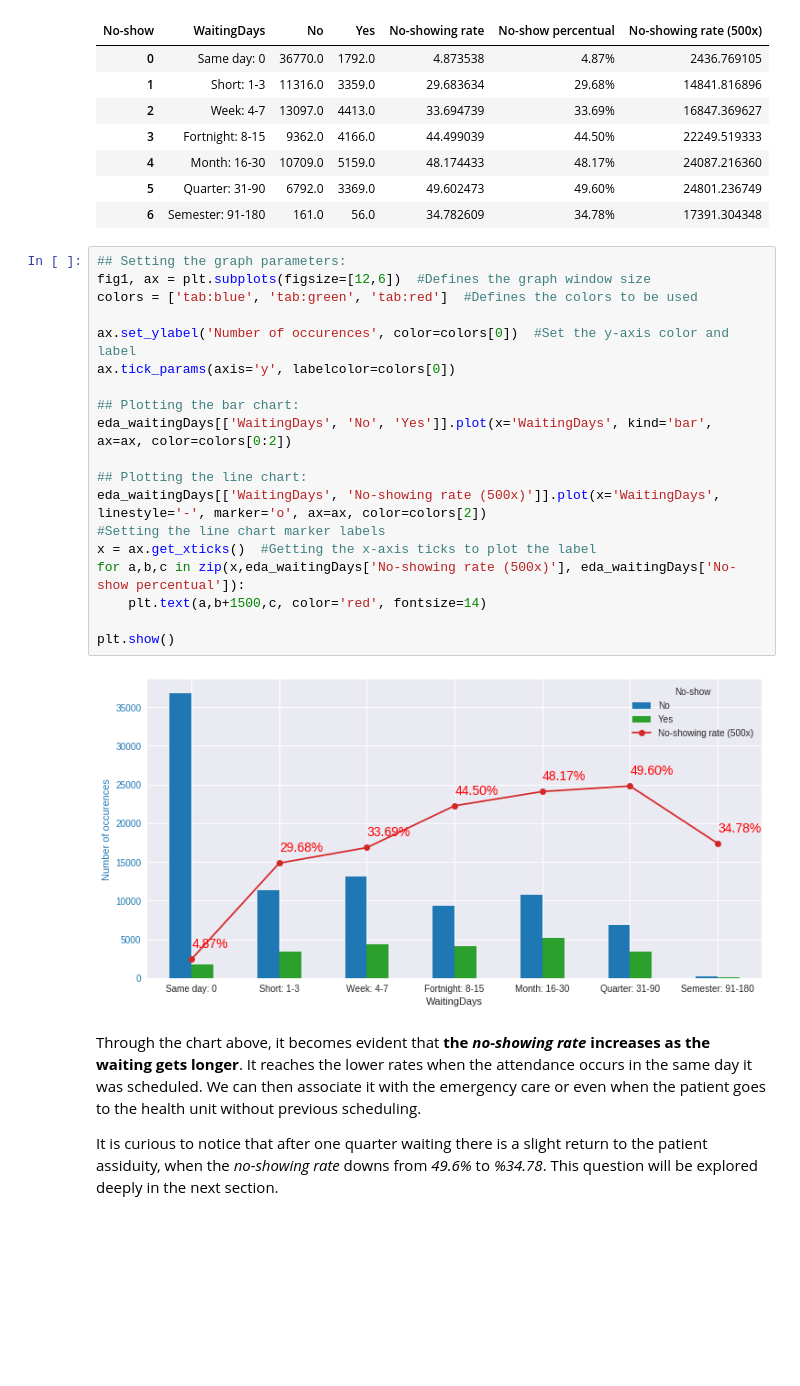
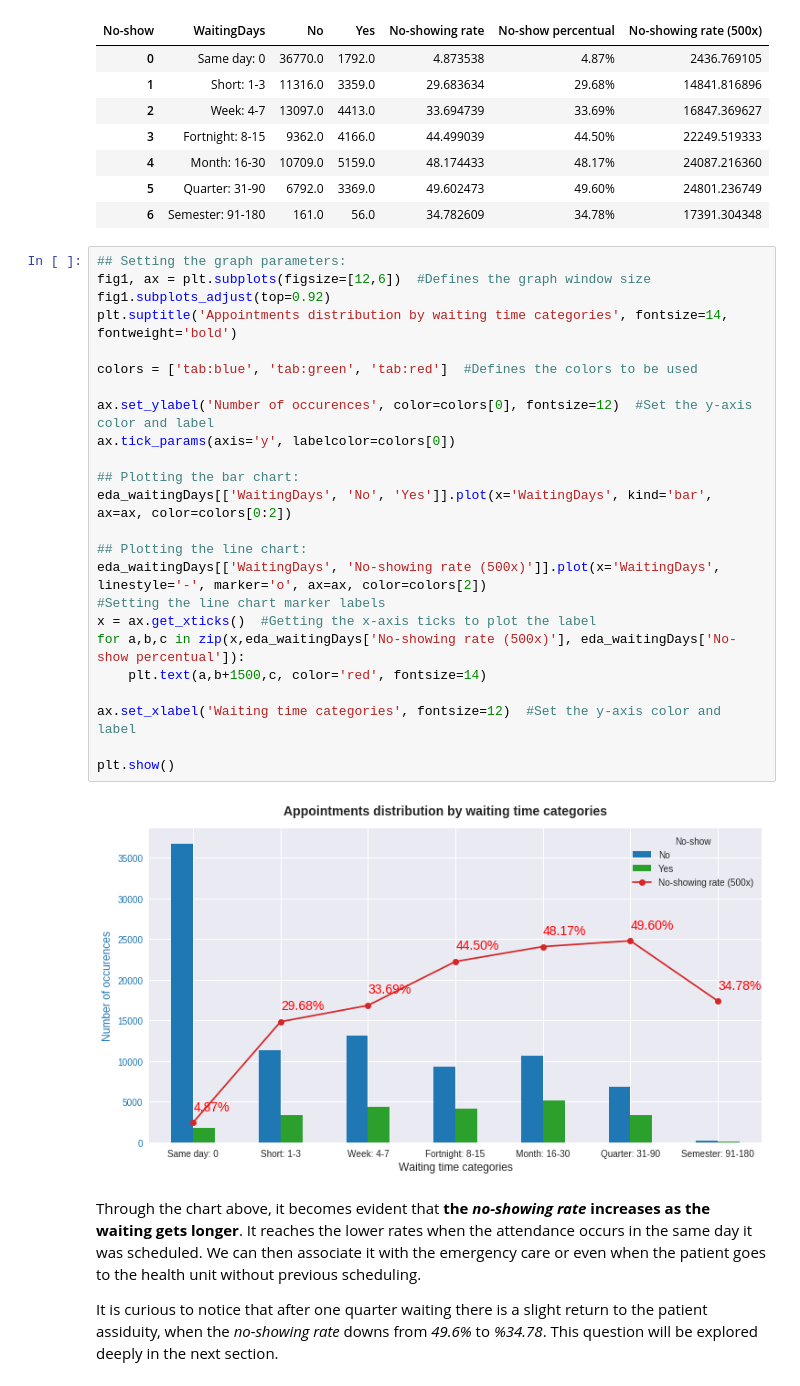
Before and after one commit to tbnsilveira/DAND-IntroDataAnalysis, a Jupyter notebook: tbnsilveira_Project01_InvestigateDataset.ipynb, the cells around one changed output. Saved outputs shown, nothing was run; the diff lists cells and outputs as text; blank space fills up the shorter version.

```diff
--- a/tbnsilveira_Project01_InvestigateDataset.ipynb
+++ b/tbnsilveira_Project01_InvestigateDataset.ipynb
@@ -662,24 +666,29 @@ eda_waitingDays
 # %%
 ## Setting the graph parameters:
 fig1, ax = plt.subplots(figsize=[12,6])  #Defines the graph window size
+fig1.subplots_adjust(top=0.92)
+plt.suptitle('Appointments distribution by waiting time categories', fontsize=14, fontweight='bold')
+
 colors = ['tab:blue', 'tab:green', 'tab:red']  #Defines the colors to be used
 
-ax.set_ylabel('Number of occurences', color=colors[0])  #Set the y-axis color and label
+ax.set_ylabel('Number of occurences', color=colors[0], fontsize=12)  #Set the y-axis color and label
 ax.tick_params(axis='y', labelcolor=colors[0])
 
 ## Plotting the bar chart:
 eda_waitingDays[['WaitingDays', 'No', 'Yes']].plot(x='WaitingDays', kind='bar', ax=ax, color=colors[0:2])
 
 ## Plotting the line chart:
 eda_waitingDays[['WaitingDays', 'No-showing rate (500x)']].plot(x='WaitingDays', linestyle='-', marker='o', ax=ax, color=colors[2])
 #Setting the line chart marker labels
 x = ax.get_xticks()  #Getting the x-axis ticks to plot the label
 for a,b,c in zip(x,eda_waitingDays['No-showing rate (500x)'], eda_waitingDays['No-show percentual']):
     plt.text(a,b+1500,c, color='red', fontsize=14)
 
+ax.set_xlabel('Waiting time categories', fontsize=12)  #Set the y-axis color and label
+
 plt.show()
 # %% [output]
-[figure, old version]
+[figure, new version]
 # %% [markdown]
 Through the chart above, it becomes evident that **the *no-showing rate* increases as the waiting gets longer**. It reaches the lower rates when the attendance occurs in the same day it was scheduled. We can then associate it with the emergency care or even when the patient goes to the health unit without previous scheduling.
 
```
Also changed, not shown: parts of 15 cells of this notebook, 1 other file.
